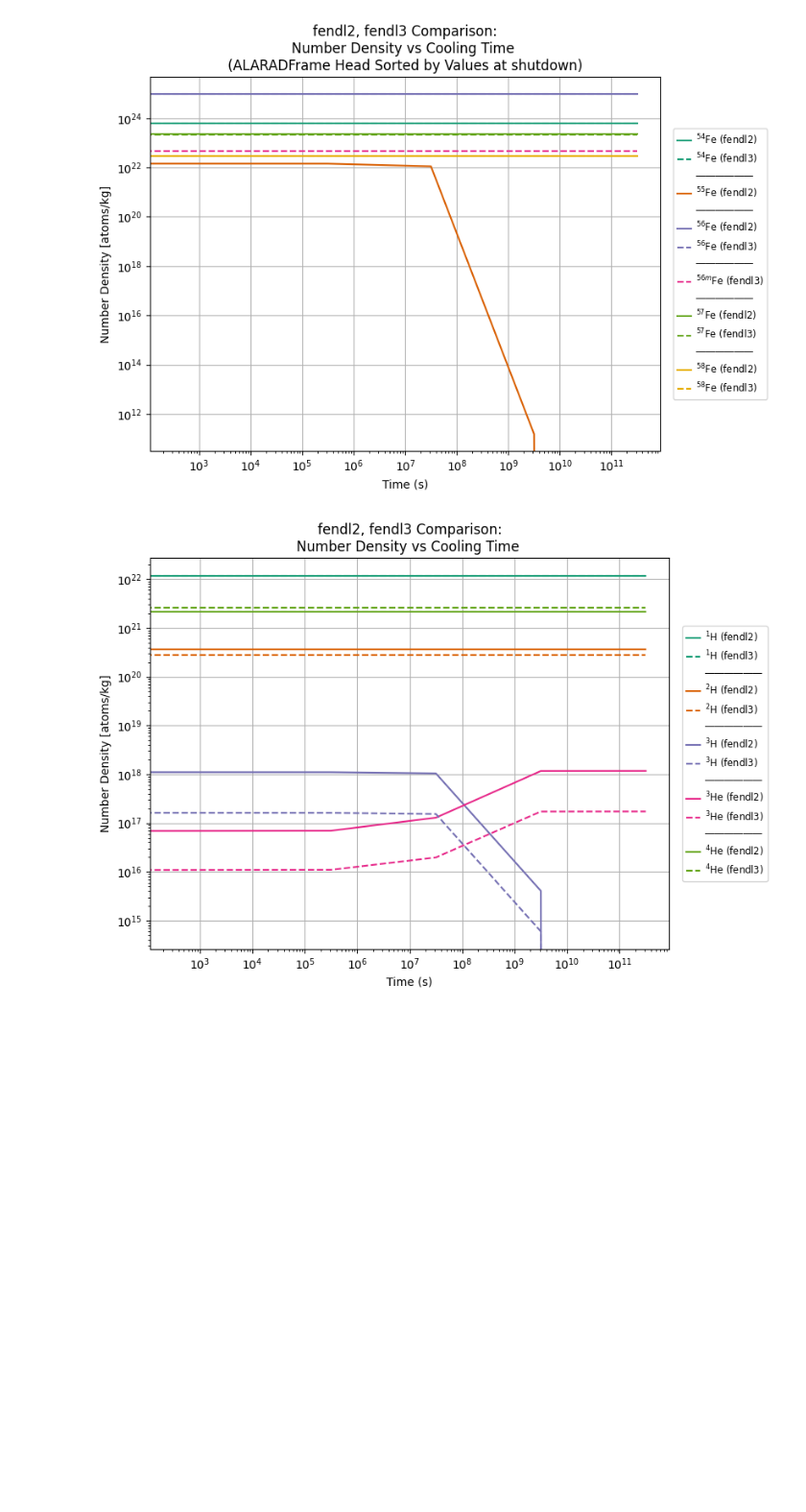
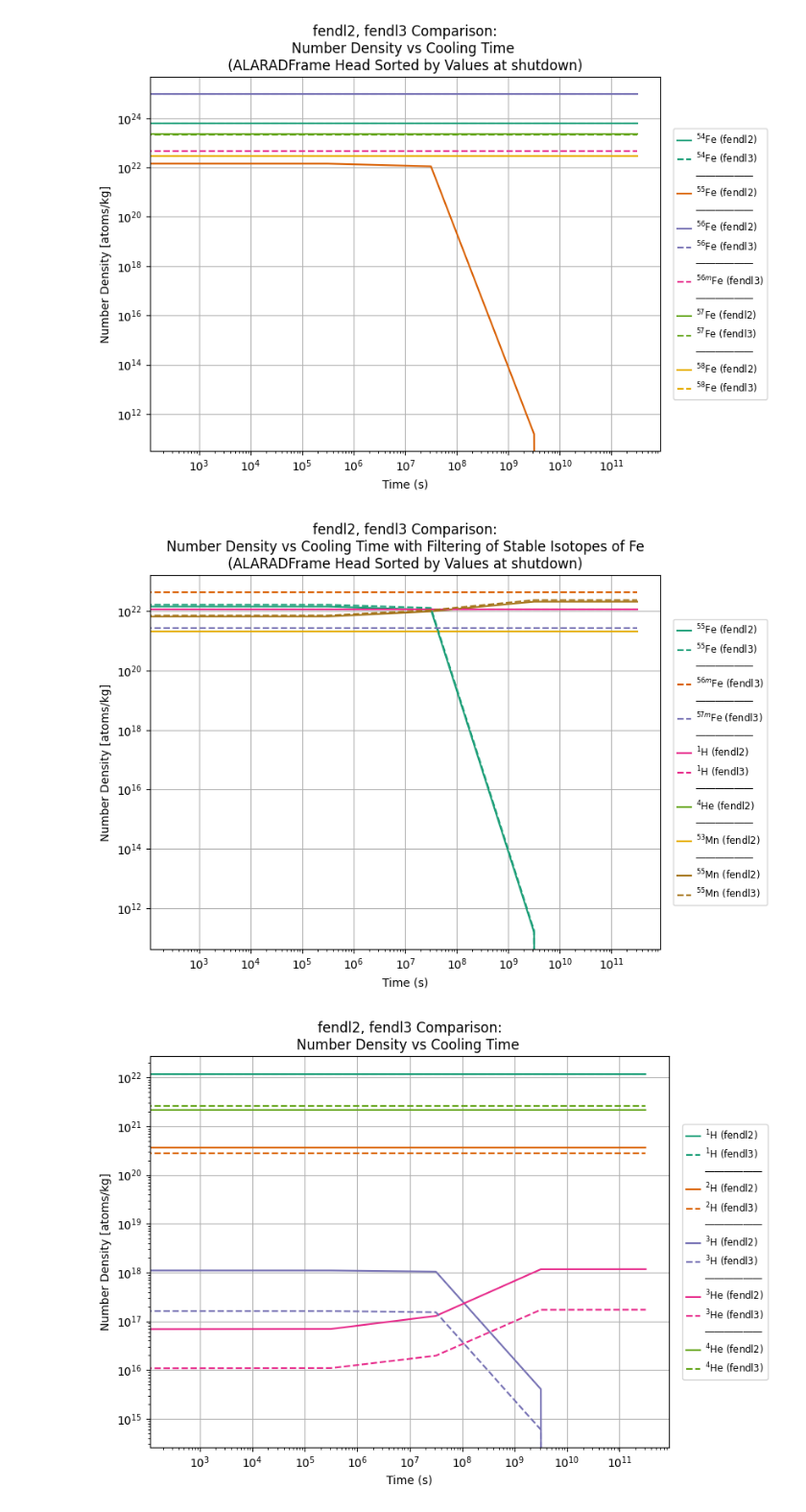
Before and after one commit to svalinn/ALARA, a Jupyter notebook: tools/ALARAJOYWrapper/alarajoy_QA_notebook.ipynb, the cells around one changed output. Shown at 96% size. Cells and saved outputs as stored; diff of their text form; code cells hidden in the pictures; blank space fills up the shorter version.

```diff
--- a/tools/ALARAJOYWrapper/alarajoy_QA_notebook.ipynb
+++ b/tools/ALARAJOYWrapper/alarajoy_QA_notebook.ipynb
@@ -105,3 +118,13 @@ comp_numdens_plot
 # %% [output]
 [figure]
+# %%
+comp_numdens_plot_no_stable_fe = alaraplot.plot_single_response(
+    adf,
+    run_lbls=datalibs,
+    variable='Number Density',
+    nuclides=f'!{element}',
+    head=6
+)
+# %% [output]
+[figure, added]
 # %%
```
Also changed, not shown: parts of 14 cells of this notebook, 3 other files.
